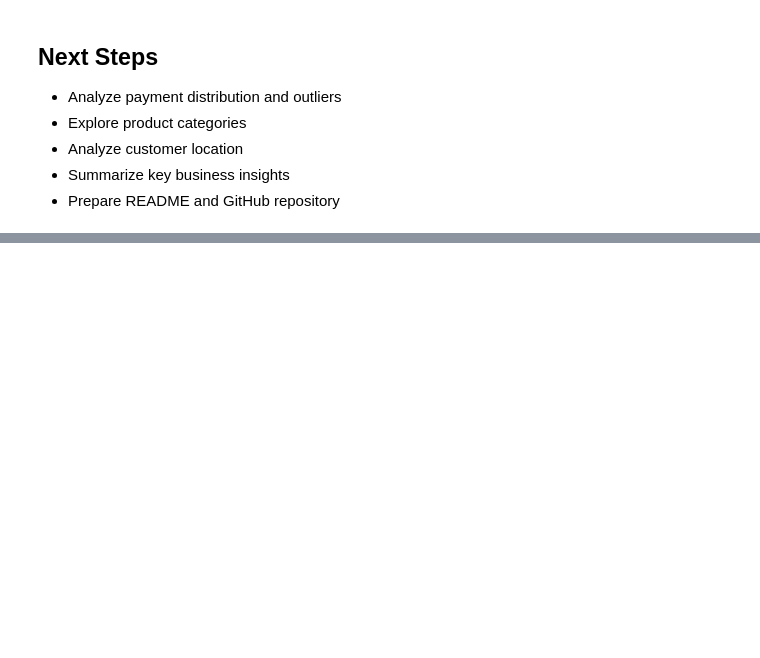
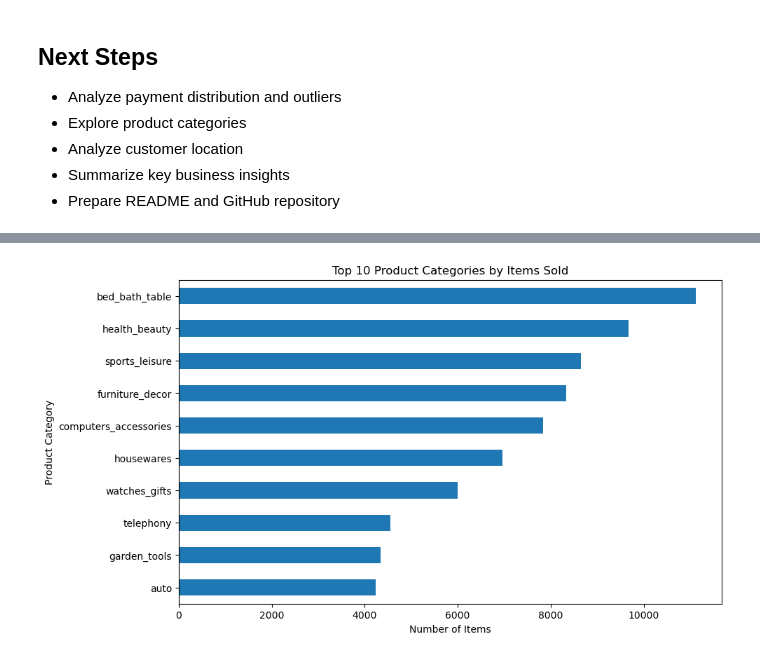
Before and after one commit to beatriz-olgado/ecommerce-data-analysis, a Jupyter notebook: ecommerce_analysis.ipynb, the cells around one changed output, grey strips where cells are left out. Cells and saved outputs as stored; diff of their text form; code cells hidden in the pictures; blank space fills up the shorter version.

```diff
--- a/ecommerce_analysis.ipynb
+++ b/ecommerce_analysis.ipynb
@@ -623,0 +730,6 @@ Therefore, September 2018 should not be directly compared with months containing
+# %%
+items_products = order_items.merge(
+    products,
+    on='product_id',
+    how='left'
+)
@@ -623,0 +764,4 @@ Therefore, September 2018 should not be directly compared with months containing
+# %%
+category_translation = pd.read_csv(
+    "../data/raw/product_category_name_translation.csv"
+)
@@ -623,0 +777,6 @@ Therefore, September 2018 should not be directly compared with months containing
+# %%
+items_products = items_products.merge(
+    category_translation,
+    on='product_category_name',
+    how='left'
+)
@@ -623,0 +794,6 @@ Therefore, September 2018 should not be directly compared with months containing
+# %%
+top_categories = (
+    items_products['product_category_name_english']
+    .value_counts()
+    .head(10)
+)
@@ -623,0 +815,12 @@ Therefore, September 2018 should not be directly compared with months containing
+# %%
+plt.figure(figsize=(10, 6))
+
+top_categories.sort_values().plot(kind="barh")
+
+plt.title("Top 10 Product Categories by Items Sold")
+plt.xlabel("Number of Items")
+plt.ylabel("Product Category")
+
+plt.show()
+# %% [output]
+[figure, added]
```
Also changed, not shown: parts of 39 cells of this notebook.
